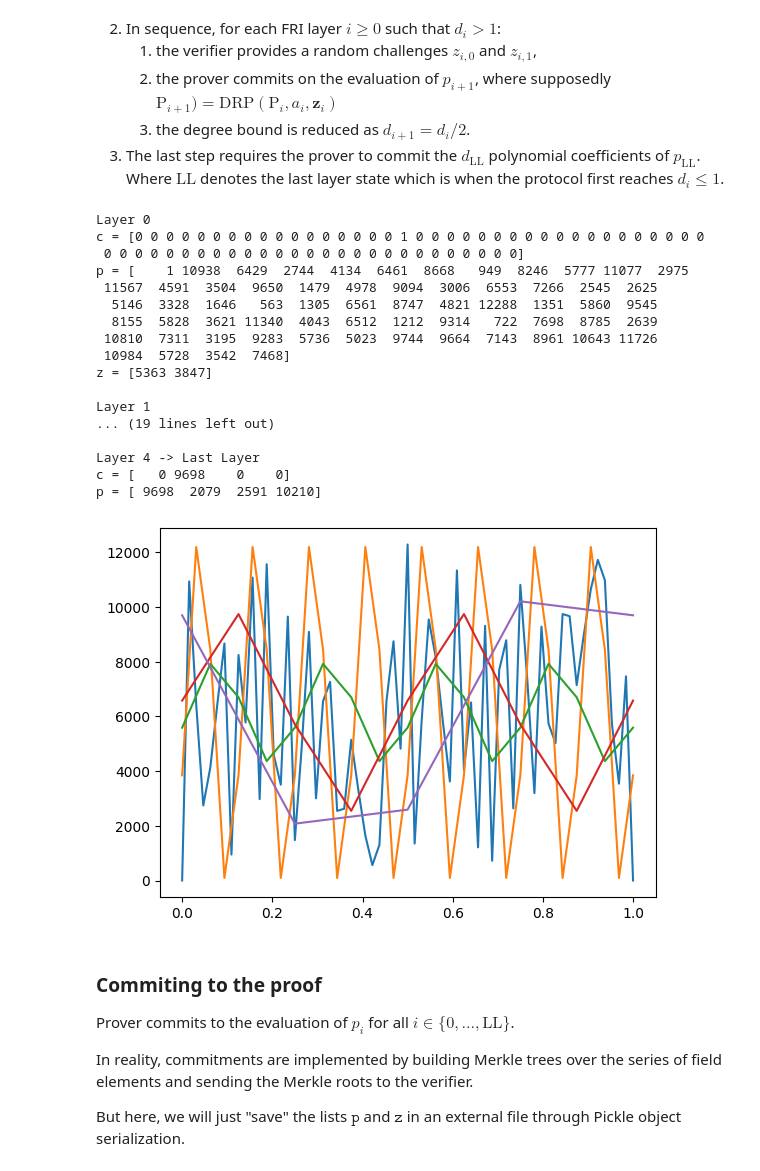
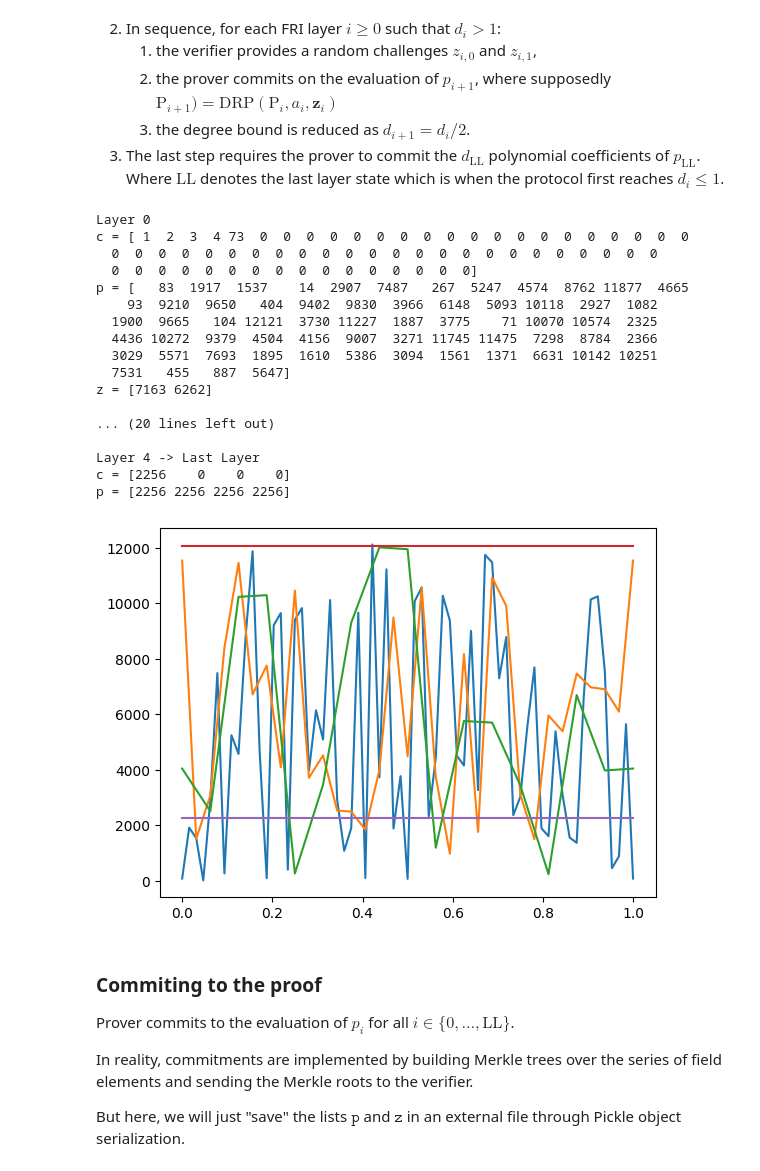
Before and after one commit to tiagomartins-threesigma/SINFO2023FRI4STARKs, a Jupyter notebook: FRI Commit.ipynb, the cells around one changed output. Cells and saved outputs as stored; diff of their text form; code cells hidden in the pictures.

```diff
--- a/FRI Commit.ipynb
+++ b/FRI Commit.ipynb
@@ -13,9 +13,10 @@ The code below performs the sequence of operations:
 1. it defines $c_0$ as an array of field elements,
 2. computes the evaluation of $p_0$ by computing the $\texttt{FFT}$ of the array of coefficients.
 # %%
-c0 = Fp(np.eye(1, BUF*d0, 17, dtype=int).ravel())
+c0 = Fp([1,2,3,4,73]+[0 for x in range(BUF*d0-5)]) #)np.eye(1, BUF*d0, 54, dtype=int).ravel())
 p0 = np.fft.fft(c0)
 
 print('c0 =',c0)
 print('p0 =',p0)
+len(c0)
 # %% [output]
@@ -40,40 +43,39 @@ In the commit phase, the prover forms a sequence of polynomials that depend on t
 3. The last step requires the prover to commit the $d_{\mathrm{LL}}$ polynomial coefficients of $p_{\mathrm{LL}}$. Where $\mathrm{LL}$ denotes the last layer state which is when the protocol first reaches
 $d_i\le 1$.
 # %%
-d = [d0]
-c = [c0]
+d = d0
+c = c0
 p = [p0]
 z = []
 
-while d[-1]>1:
-    print_stuff(f'Layer {len(c)-1}', c[-1],p[-1])
+while d>1:
+    print_stuff(f'Layer {len(p)-1}', c,p[-1])
 
     z.append(Fp(rand(prime-1, size=2)))
     print('z =', z[-1])
-    c.append( z[-1][0]*c[-1][::2] + z[-1][1]*c[-1][1::2] )
-    p.append(np.fft.fft(c[-1]))
-    d.append(d[-1]//2)
-
-print_stuff(f'Layer {len(c)-1} -> Last Layer', c[-1], p[-1])
+    c = z[-1][0]*c[::2] + z[-1][1]*c[1::2]
+    p.append(np.fft.fft(c))
+    d = d//2
+print_stuff(f'Layer {len(p)-1} -> Last Layer', c, p[-1])
 # %% [output]
 Layer 0
-c = [0 0 0 0 0 0 0 0 0 0 0 0 0 0 0 0 0 1 0 0 0 0 0 0 0 0 0 0 0 0 0 0 0 0 0 0 0
- 0 0 0 0 0 0 0 0 0 0 0 0 0 0 0 0 0 0 0 0 0 0 0 0 0 0 0]
-p = [    1 10938  6429  2744  4134  6461  8668   949  8246  5777 11077  2975
- 11567  4591  3504  9650  1479  4978  9094  3006  6553  7266  2545  2625
-  5146  3328  1646   563  1305  6561  8747  4821 12288  1351  5860  9545
-  8155  5828  3621 11340  4043  6512  1212  9314   722  7698  8785  2639
- 10810  7311  3195  9283  5736  5023  9744  9664  7143  8961 10643 11726
- 10984  5728  3542  7468]
-z = [5363 3847]
+c = [ 1  2  3  4 73  0  0  0  0  0  0  0  0  0  0  0  0  0  0  0  0  0  0  0
+  0  0  0  0  0  0  0  0  0  0  0  0  0  0  0  0  0  0  0  0  0  0  0  0
+  0  0  0  0  0  0  0  0  0  0  0  0  0  0  0  0]
+p = [   83  1917  1537    14  2907  7487   267  5247  4574  8762 11877  4665
+    93  9210  9650   404  9402  9830  3966  6148  5093 10118  2927  1082
+  1900  9665   104 12121  3730 11227  1887  3775    71 10070 10574  2325
+  4436 10272  9379  4504  4156  9007  3271 11745 11475  7298  8784  2366
+  3029  5571  7693  1895  1610  5386  3094  1561  1371  6631 10142 10251
+  7531   455   887  5647]
+z = [7163 6262]
 
-Layer 1
-... (19 lines left out)
+... (20 lines left out)
 
 Layer 4 -> Last Layer
-c = [   0 9698    0    0]
-p = [ 9698  2079  2591 10210]
+c = [2256    0    0    0]
+p = [2256 2256 2256 2256]
-[figure, old version]
+[figure, new version]
 # %% [markdown]
 ### Commiting to the proof
 
```
Also changed, not shown: parts of 5 cells of this notebook, 3 other files.
